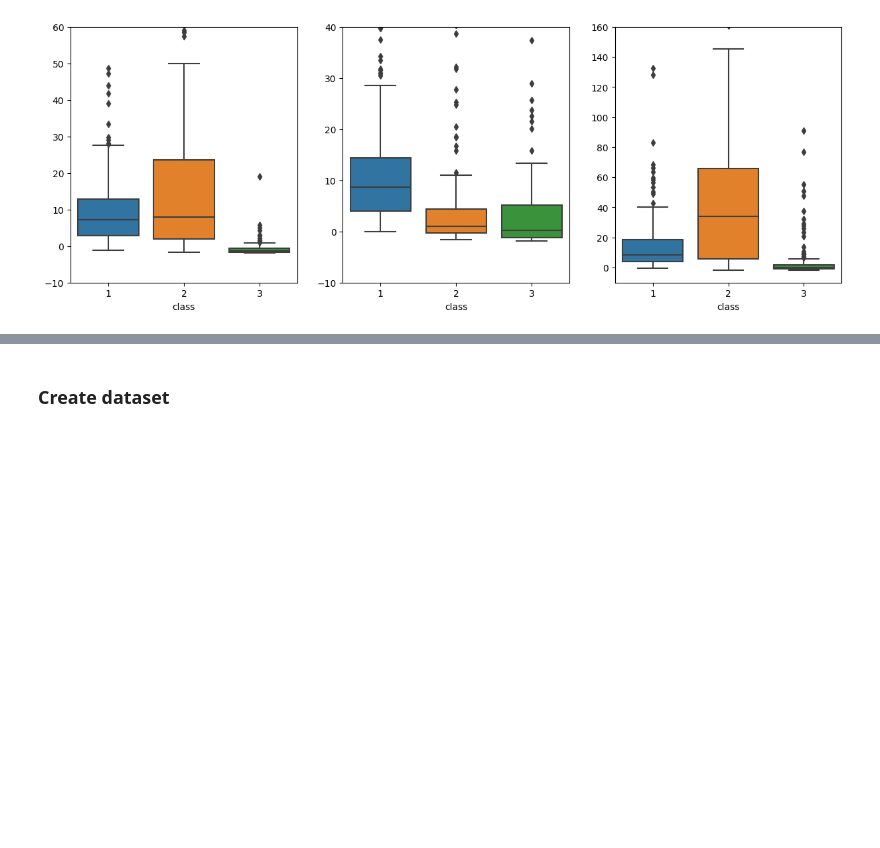
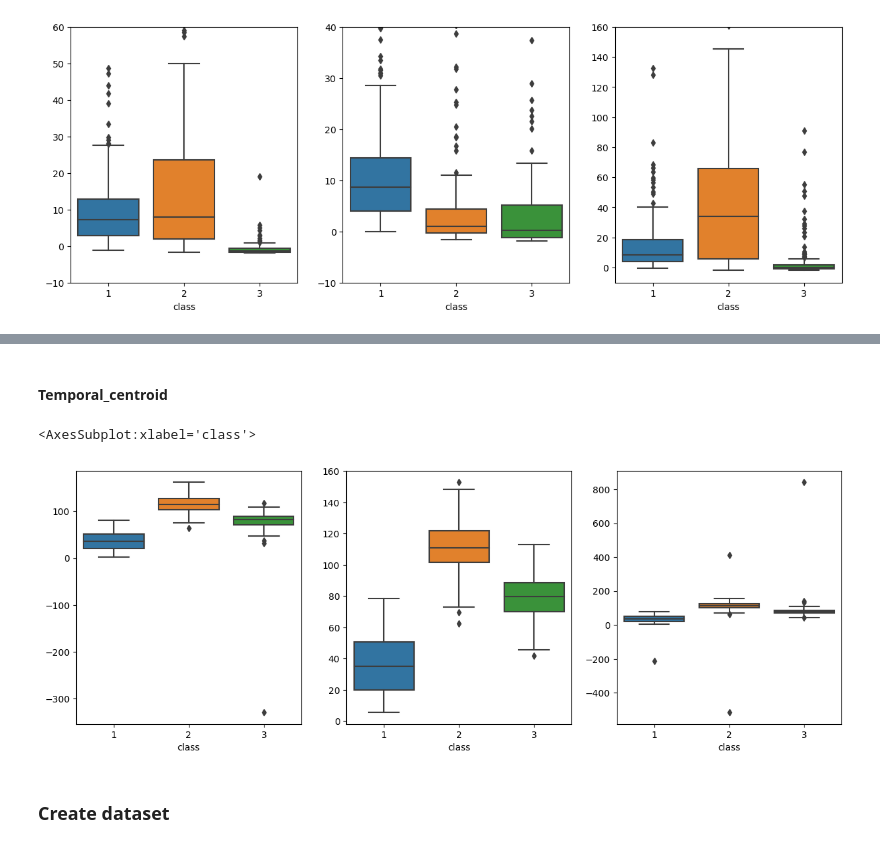
Before and after one commit to Vinavil334/SL4HD, a Jupyter notebook: The_Great_Giochini.ipynb, the cells around one changed output, grey strips where cells are left out. Cells and saved outputs as stored; diff of their text form; code cells hidden in the pictures; blank space fills up the shorter version.

```diff
--- a/The_Great_Giochini.ipynb
+++ b/The_Great_Giochini.ipynb
@@ -542,3 +561,26 @@ axs[2].set_ylim(-10,160)
+# %% [markdown]
+#### Temporal_centroid
+# %%
+temporal_centroid_x = []
+temporal_centroid_y = []
+temporal_centroid_z = []
+
+for i in np.arange(len(li)):
+    fs = li[i].t[2]-li[i].t[1]
+    temporal_centroid_x.append(np.sum(li[i].t * li[i].x) / np.sum(li[i].x))
+    temporal_centroid_y.append(np.sum(li[i].t * li[i].y) / np.sum(li[i].y))
+    temporal_centroid_z.append(np.sum(li[i].t * li[i].z) / np.sum(li[i].z))
+
+fig, axs = plt.subplots(ncols=3, figsize=(15,5))
+
+sns.boxplot(x='class',y=temporal_centroid_x,data=dfc,ax=axs[0])
+
+sns.boxplot(x='class',y=temporal_centroid_y,data=dfc,ax=axs[1])
+
+sns.boxplot(x='class',y=temporal_centroid_z,data=dfc,ax=axs[2])
+# %% [output]
+<AxesSubplot:xlabel='class'>
+[figure, added]
 # %% [markdown]
 ### **Create dataset**
 # %%
```
Also changed, not shown: parts of 21 cells of this notebook.
